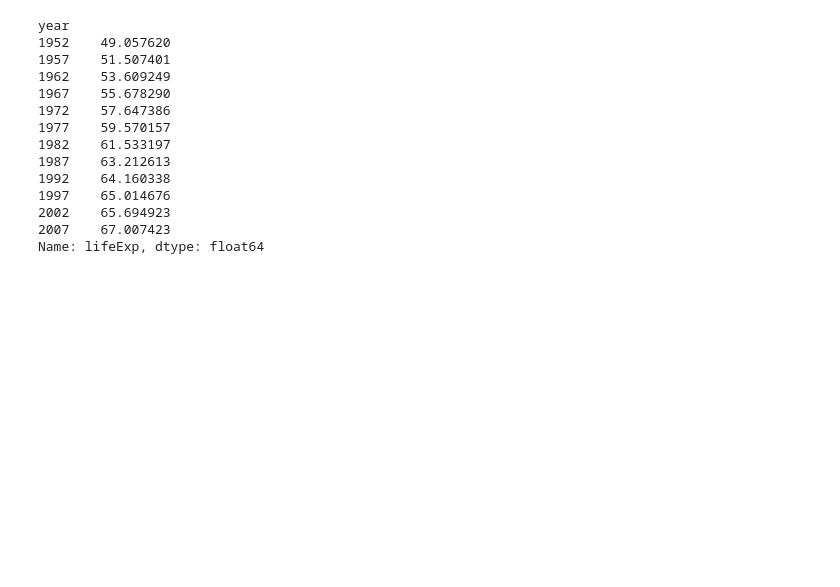
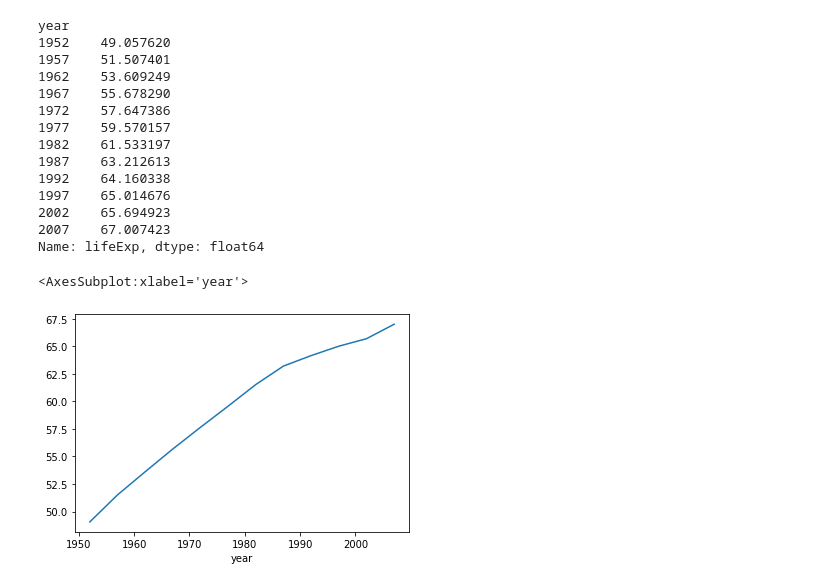
Before and after one commit to MingyuKim-2933/Doit-pandas-self-study, a Jupyter notebook: ch02/판다스 시작하기.ipynb, the cells around one changed output. Saved outputs shown, nothing was run; the diff lists cells and outputs as text; code cells hidden in the pictures; blank space fills up the shorter version.

```diff
--- a/ch02/판다스 시작하기.ipynb
+++ b/ch02/판다스 시작하기.ipynb
@@ -343,5 +435,6 @@ print(df.loc[10:13, ['country', 'lifeExp', 'gdpPercap']])
 # %%
-print(df.groupby('year')['lifeExp'].mean())
+global_yearly_life_expectancy = df.groupby('year')['lifeExp'].mean()
+print(global_yearly_life_expectancy)
 # %% [output]
 year
 1952    49.057620
@@ -357,3 +450,8 @@ year
 2002    65.694923
 2007    67.007423
 Name: lifeExp, dtype: float64
+# %%
+global_yearly_life_expectancy.plot()
+# %% [output]
+<AxesSubplot:xlabel='year'>
+[figure, added]
```
Also changed, not shown: parts of 16 cells of this notebook.
